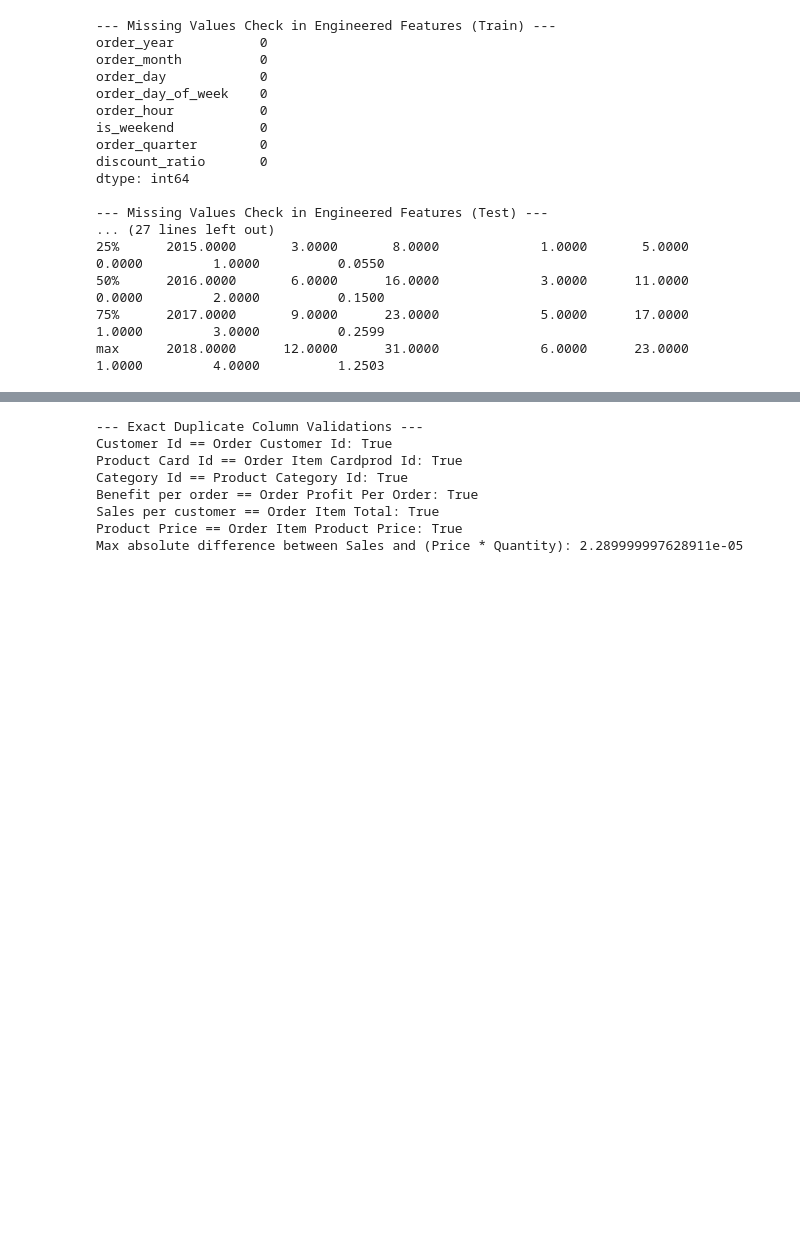
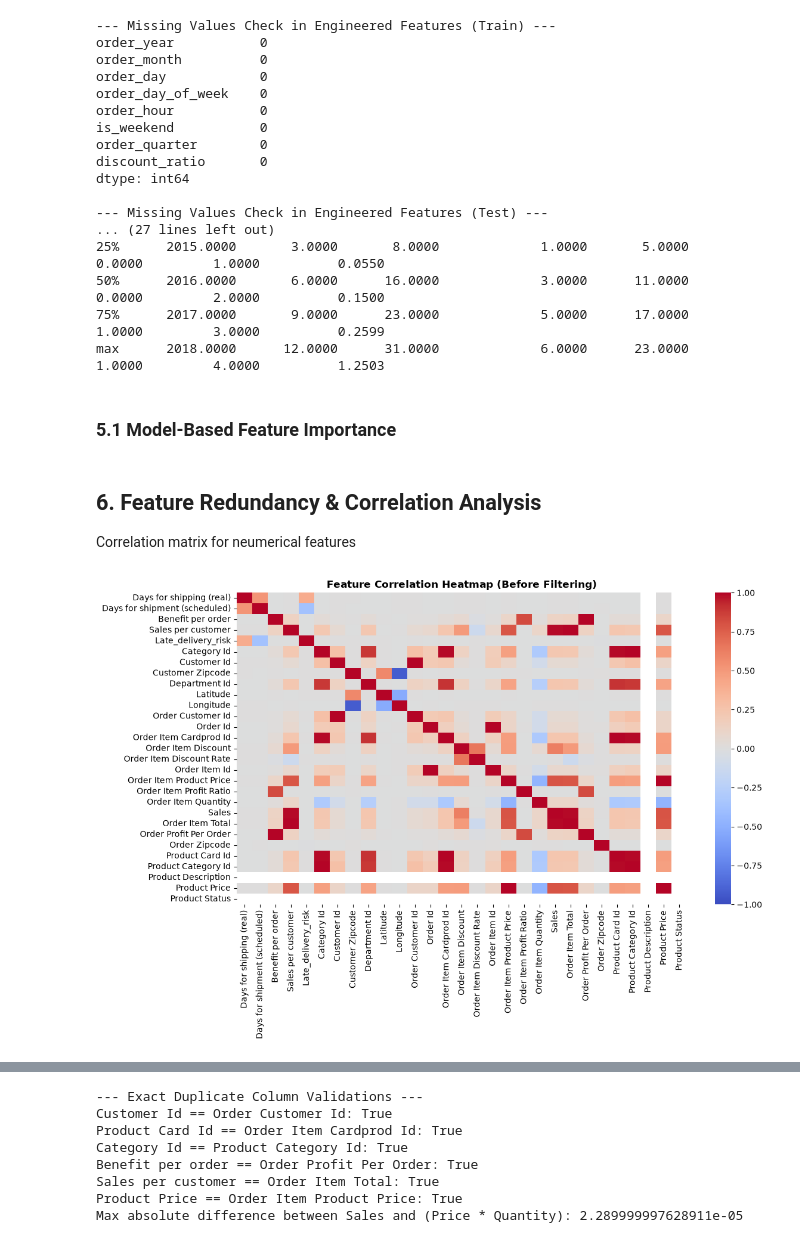
Before and after one commit to thamidu02/supply_chain_ML_model, a Jupyter notebook: feature_engineering_selection.ipynb, the cells around one changed output, grey strips where cells are left out. Cells and saved outputs as stored; diff of their text form; code cells hidden in the pictures; blank space fills up the shorter version.

Commit message:
Finalizing the Feature rngineering and selections

```diff
--- a/feature_engineering_selection.ipynb
+++ b/feature_engineering_selection.ipynb
@@ -323,3 +361,5 @@ dtype: int64
 50%      2016.0000       6.0000      16.0000             3.0000      11.0000       0.0000         2.0000          0.1500
 75%      2017.0000       9.0000      23.0000             5.0000      17.0000       1.0000         3.0000          0.2599
 max      2018.0000      12.0000      31.0000             6.0000      23.0000       1.0000         4.0000          1.2503
+# %% [markdown]
+### 5.1 Model-Based Feature Importance
@@ -326 +370,17 @@ max      2018.0000      12.0000      31.0000             6.0000      23.0000
+# %% [markdown]
+## 6. Feature Redundancy & Correlation Analysis
+
+Correlation matrix for neumerical features
+# %%
+# Select numeric features for correlation analysis
+numeric_df = df.select_dtypes(include=['float64', 'int64'])
+corr_matrix = numeric_df.corr()
+
+plt.figure(figsize=(12, 8))
+sns.heatmap(corr_matrix, annot=False, cmap='coolwarm', vmin=-1, vmax=1, cbar=True)
+plt.title('Feature Correlation Heatmap (Before Filtering)', fontsize=12, fontweight='bold')
+plt.tight_layout()
+plt.show()
+# %% [output]
+[figure, added]
 # %% [markdown]
```
Also changed, not shown: parts of 12 cells of this notebook.
